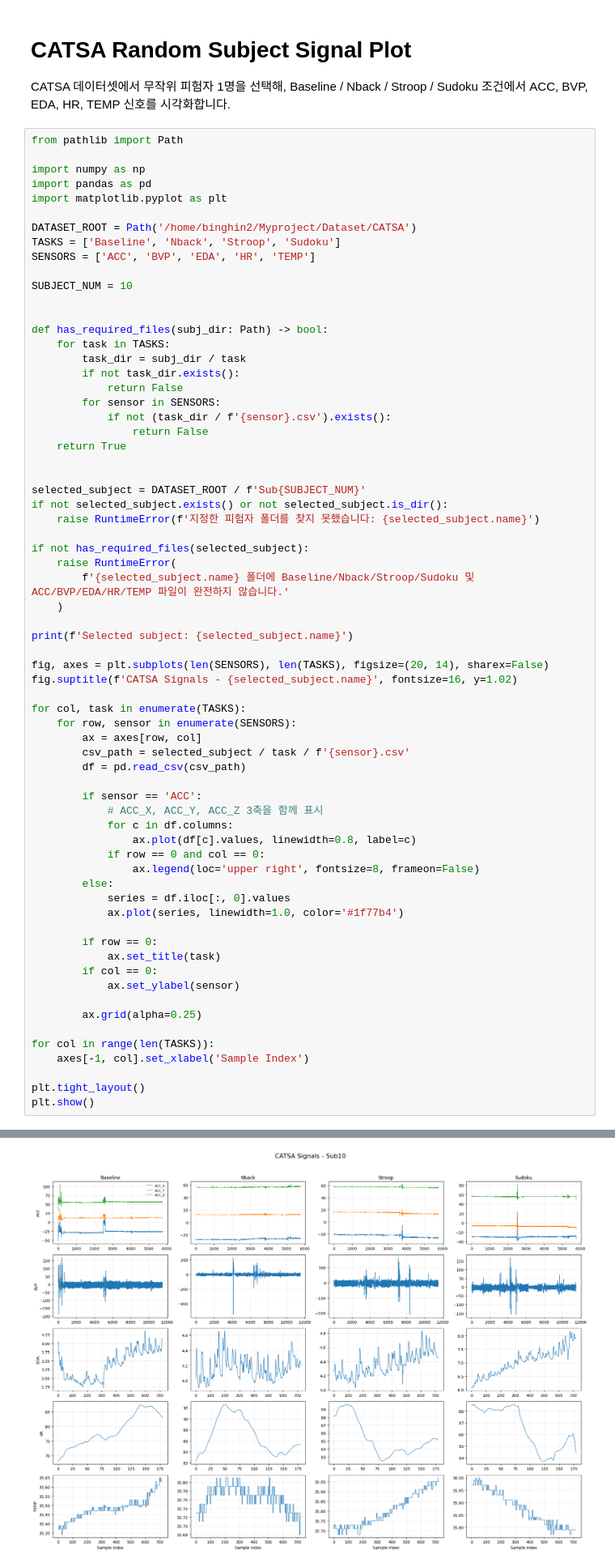
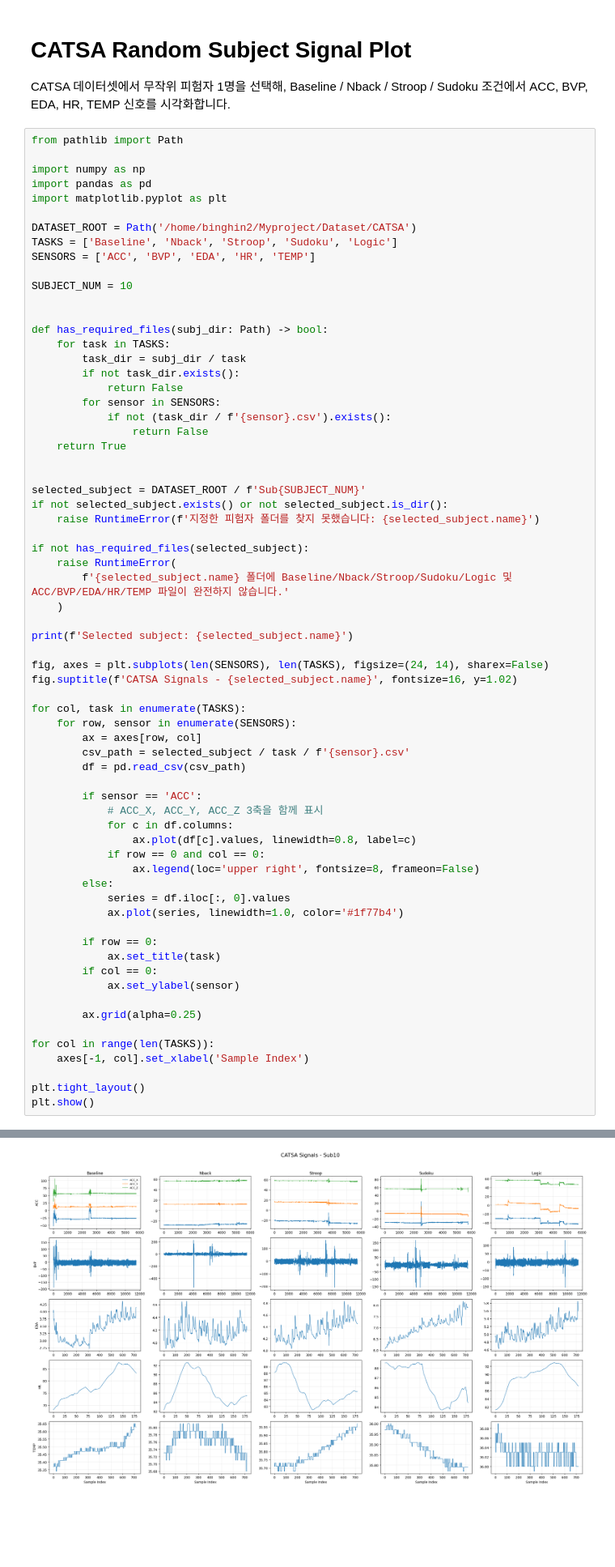
Before and after one commit to binghin2/Research, a Jupyter notebook: CATSA/Data_Analysis/Data_plot.ipynb, the cells around one changed output, grey strips where cells are left out. Shown at 81% size. Cells and saved outputs as stored; diff of their text form; blank space fills up the shorter version.

```diff
--- a/CATSA/Data_Analysis/Data_plot.ipynb
+++ b/CATSA/Data_Analysis/Data_plot.ipynb
@@ -11,7 +11,7 @@ import pandas as pd
 import matplotlib.pyplot as plt
 
 DATASET_ROOT = Path('/home/binghin2/Myproject/Dataset/CATSA')
-TASKS = ['Baseline', 'Nback', 'Stroop', 'Sudoku']
+TASKS = ['Baseline', 'Nback', 'Stroop', 'Sudoku', 'Logic']
 SENSORS = ['ACC', 'BVP', 'EDA', 'HR', 'TEMP']
 
 SUBJECT_NUM = 10
@@ -34,42 +34,42 @@ if not selected_subject.exists() or not selected_subject.is_dir():
 
 if not has_required_files(selected_subject):
     raise RuntimeError(
-        f'{selected_subject.name} 폴더에 Baseline/Nback/Stroop/Sudoku 및 ACC/BVP/EDA/HR/TEMP 파일이 완전하지 않습니다.'
+        f'{selected_subject.name} 폴더에 Baseline/Nback/Stroop/Sudoku/Logic 및 ACC/BVP/EDA/HR/TEMP 파일이 완전하지 않습니다.'
     )
 
 print(f'Selected subject: {selected_subject.name}')
 
-fig, axes = plt.subplots(len(SENSORS), len(TASKS), figsize=(20, 14), sharex=False)
+fig, axes = plt.subplots(len(SENSORS), len(TASKS), figsize=(24, 14), sharex=False)
 fig.suptitle(f'CATSA Signals - {selected_subject.name}', fontsize=16, y=1.02)
 
 for col, task in enumerate(TASKS):
     for row, sensor in enumerate(SENSORS):
         ax = axes[row, col]
         csv_path = selected_subject / task / f'{sensor}.csv'
         df = pd.read_csv(csv_path)
 
         if sensor == 'ACC':
             # ACC_X, ACC_Y, ACC_Z 3축을 함께 표시
             for c in df.columns:
                 ax.plot(df[c].values, linewidth=0.8, label=c)
             if row == 0 and col == 0:
                 ax.legend(loc='upper right', fontsize=8, frameon=False)
         else:
             series = df.iloc[:, 0].values
             ax.plot(series, linewidth=1.0, color='#1f77b4')
 
         if row == 0:
             ax.set_title(task)
         if col == 0:
             ax.set_ylabel(sensor)
 
         ax.grid(alpha=0.25)
 
 for col in range(len(TASKS)):
     axes[-1, col].set_xlabel('Sample Index')
 
 plt.tight_layout()
 plt.show()
 # %% [output]
 Selected subject: Sub10
-[figure, old version]
+[figure, new version]
```
Also changed, not shown: parts of 1 cell of this notebook, 3 other files.
